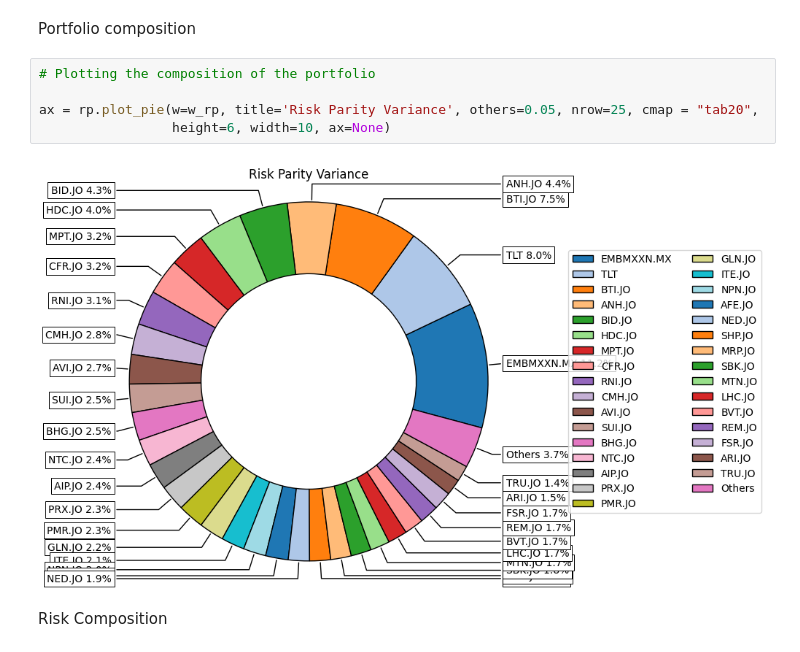
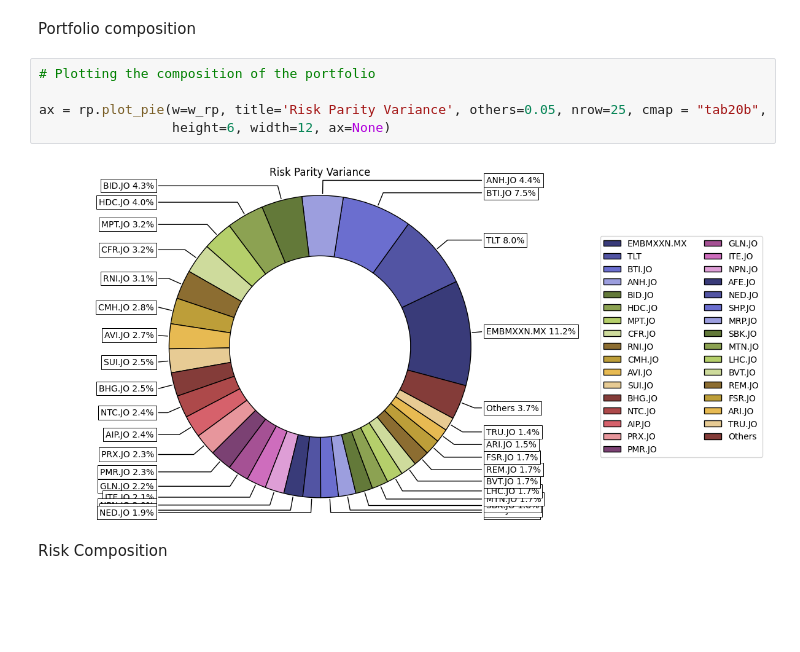
Before and after one commit to alexndala/risk-budget, a Jupyter notebook: risk-budget.ipynb, the cells around one changed output. Cells and saved outputs as stored; diff of their text form; blank space fills up the shorter version.

```diff
--- a/risk-budget.ipynb
+++ b/risk-budget.ipynb
@@ -79,10 +79,10 @@ Portfolio composition
 # %%
 # Plotting the composition of the portfolio
 
-ax = rp.plot_pie(w=w_rp, title='Risk Parity Variance', others=0.05, nrow=25, cmap = "tab20",
-                 height=6, width=10, ax=None)
+ax = rp.plot_pie(w=w_rp, title='Risk Parity Variance', others=0.05, nrow=25, cmap = "tab20b",
+                 height=6, width=12, ax=None)
 # %% [output]
-[figure, old version]
+[figure, new version]
 # %% [markdown]
 Risk Composition
 # %%
```
Also changed, not shown: parts of 11 cells of this notebook.
